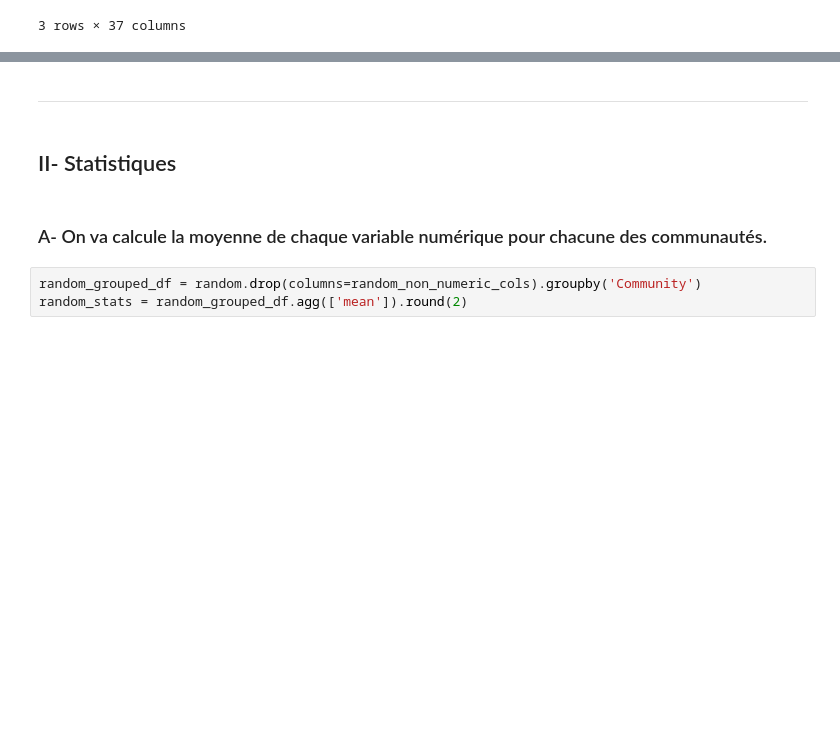
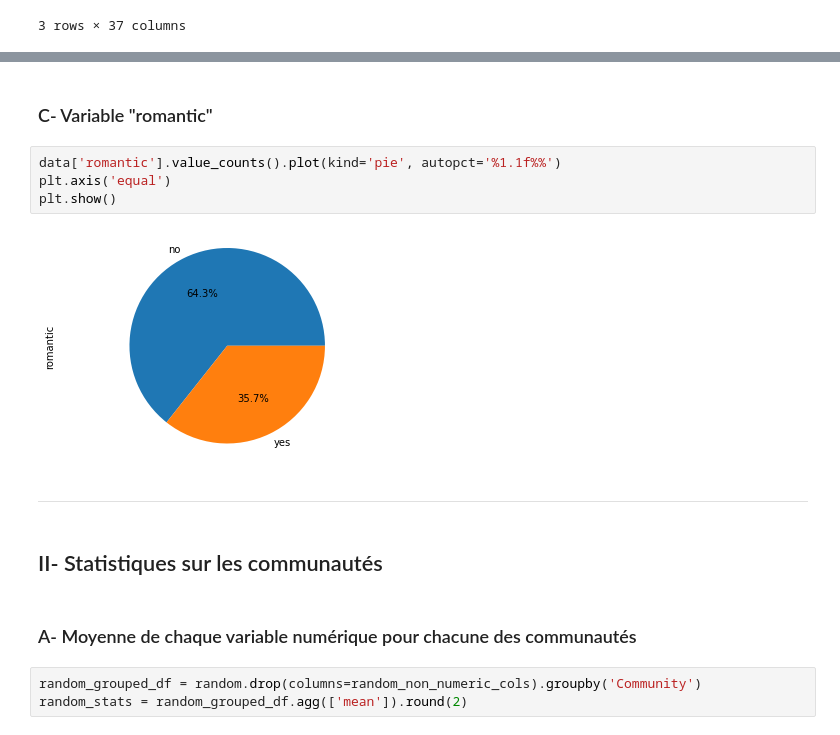
Before and after one commit to Cyrlyo/Alcohol_Students, a Jupyter notebook: Notebook/statitics.ipynb, the cells around one changed output, grey strips where cells are left out. Drawn from its saved outputs; the diff is of its cells as text; blank space fills up the shorter version.

```diff
--- a/Notebook/statitics.ipynb
+++ b/Notebook/statitics.ipynb
@@ -42,9 +145,17 @@ xgb.head(3)
+# %% [markdown]
+### C- Variable "romantic"
+# %%
+data['romantic'].value_counts().plot(kind='pie', autopct='%1.1f%%')
+plt.axis('equal')
+plt.show()
+# %% [output]
+[figure, added]
 # %% [markdown]
 ---
 # %% [markdown]
-## II- Statistiques
+## II- Statistiques sur les communautés
 # %% [markdown]
-### A- On va calcule la moyenne de chaque variable numérique pour chacune des communautés.
+### A- Moyenne de chaque variable numérique pour chacune des communautés
 # %%
 random_grouped_df = random.drop(columns=random_non_numeric_cols).groupby('Community')
 random_stats = random_grouped_df.agg(['mean']).round(2)
```
Also changed, not shown: parts of 25 cells of this notebook.
